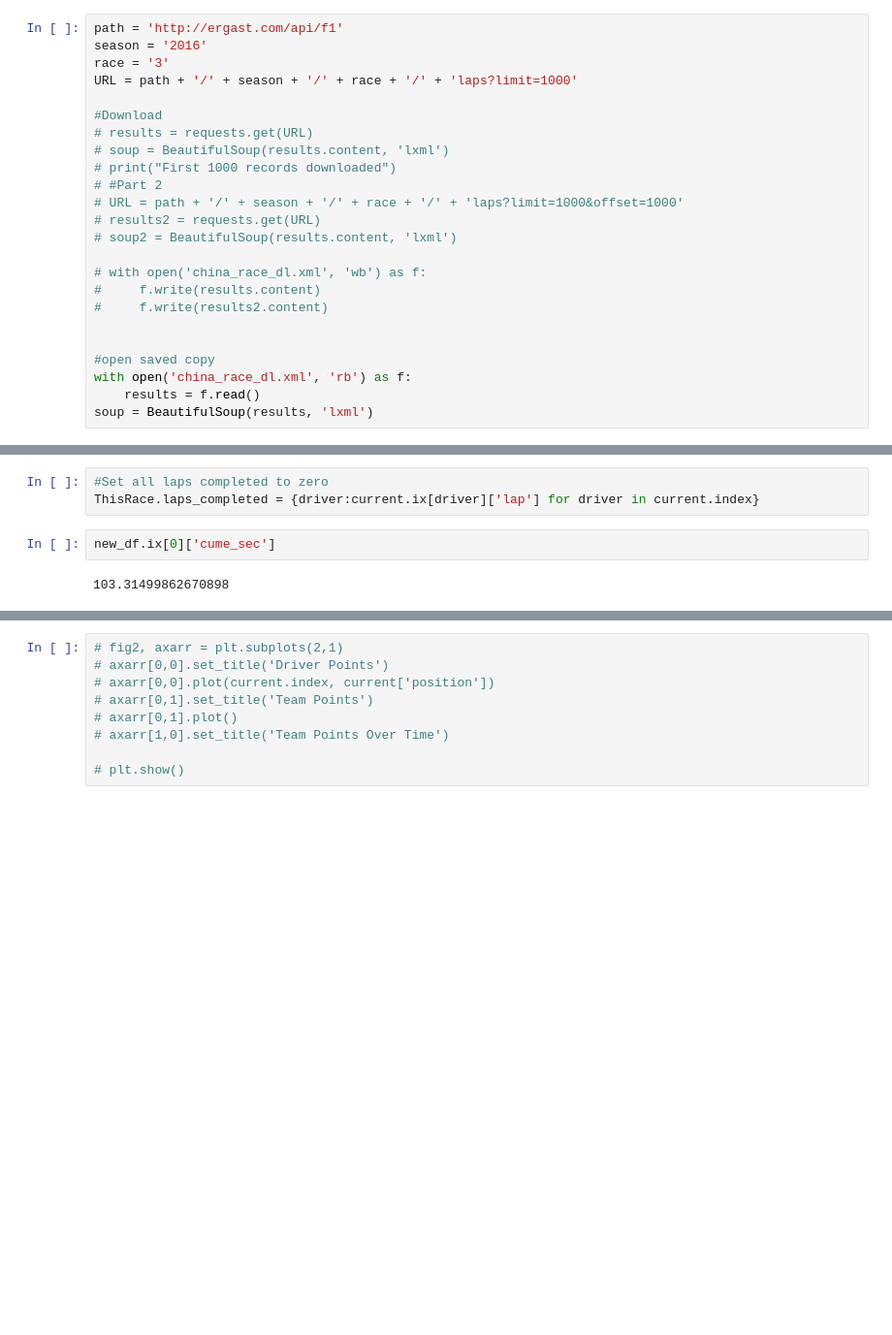
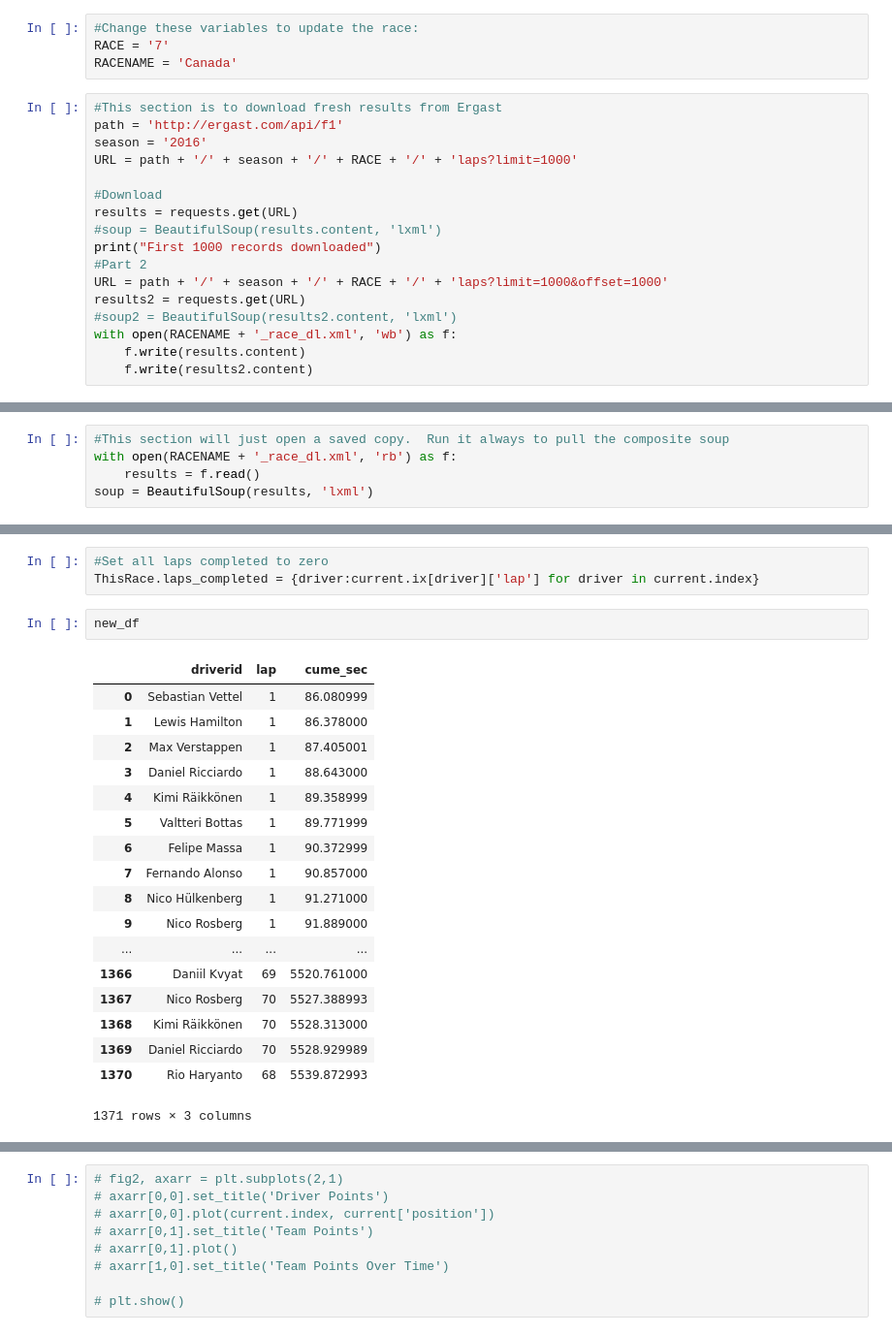
Before and after one commit to jankcious/fantasy-formula-one, a Jupyter notebook: Watch.ipynb, the cells around one changed output, grey strips where cells are left out. Shown: that part at 97% size. Cells and saved outputs as stored; diff of their text form; blank space fills up the shorter version.

Commit message:
syncing up to race 7

```diff
--- a/Watch.ipynb
+++ b/Watch.ipynb
@@ -12,27 +12,24 @@ import time
 from f1 import Team
 from f1 import Race
 import matplotlib.animation as animation
+# %%
+#Change these variables to update the race:
+RACE = '7'
+RACENAME = 'Canada'
 # %%
+#This section is to download fresh results from Ergast
 path = 'http://ergast.com/api/f1'
 season = '2016'
-race = '3'
-URL = path + '/' + season + '/' + race + '/' + 'laps?limit=1000'
+URL = path + '/' + season + '/' + RACE + '/' + 'laps?limit=1000'
 
 #Download
-# results = requests.get(URL)
-# soup = BeautifulSoup(results.content, 'lxml')
-# print("First 1000 records downloaded")
-# #Part 2
-# URL = path + '/' + season + '/' + race + '/' + 'laps?limit=1000&offset=1000'
-# results2 = requests.get(URL)
-# soup2 = BeautifulSoup(results.content, 'lxml')
-
-# with open('china_race_dl.xml', 'wb') as f:
-#     f.write(results.content)
-#     f.write(results2.content)
-
-
-#open saved copy
-with open('china_race_dl.xml', 'rb') as f:
-    results = f.read()
-soup = BeautifulSoup(results, 'lxml')
+results = requests.get(URL)
+#soup = BeautifulSoup(results.content, 'lxml')
+print("First 1000 records downloaded")
+#Part 2
+URL = path + '/' + season + '/' + RACE + '/' + 'laps?limit=1000&offset=1000'
+results2 = requests.get(URL)
+#soup2 = BeautifulSoup(results2.content, 'lxml')
+with open(RACENAME + '_race_dl.xml', 'wb') as f:
+    f.write(results.content)
+    f.write(results2.content)
@@ -39,3 +38,8 @@ soup = BeautifulSoup(results, 'lxml')
+# %%
+#This section will just open a saved copy.  Run it always to pull the composite soup
+with open(RACENAME + '_race_dl.xml', 'rb') as f:
+    results = f.read()
+soup = BeautifulSoup(results, 'lxml')
 # %%
 #pull in driverids to names
 driver_info = pd.DataFrame.from_csv('driver_info.csv')
@@ -89,10 +128,27 @@ current.sort_values('position', inplace=True)
 # %%
 #Set all laps completed to zero
 ThisRace.laps_completed = {driver:current.ix[driver]['lap'] for driver in current.index}
-# %%
-new_df.ix[0]['cume_sec']
-# %% [output]
-103.31499862670898
+# %%
+new_df
+# %% [output]
+|  | driverid | lap | cume_sec |
+| 0 | Sebastian Vettel | 1 | 86.080999 |
+| 1 | Lewis Hamilton | 1 | 86.378000 |
+| 2 | Max Verstappen | 1 | 87.405001 |
+| 3 | Daniel Ricciardo | 1 | 88.643000 |
+| 4 | Kimi Räikkönen | 1 | 89.358999 |
+| 5 | Valtteri Bottas | 1 | 89.771999 |
+| 6 | Felipe Massa | 1 | 90.372999 |
+| 7 | Fernando Alonso | 1 | 90.857000 |
+| 8 | Nico Hülkenberg | 1 | 91.271000 |
+| 9 | Nico Rosberg | 1 | 91.889000 |
+| ... | ... | ... | ... |
+| 1366 | Daniil Kvyat | 69 | 5520.761000 |
+| 1367 | Nico Rosberg | 70 | 5527.388993 |
+| 1368 | Kimi Räikkönen | 70 | 5528.313000 |
+| 1369 | Daniel Ricciardo | 70 | 5528.929989 |
+| 1370 | Rio Haryanto | 68 | 5539.872993 |
+1371 rows × 3 columns
 # %%
 #Reworking on real time
 fastest_lap_time = 1000 #dummy value
```
Also changed, not shown: parts of 16 cells of this notebook, 25 other files.
